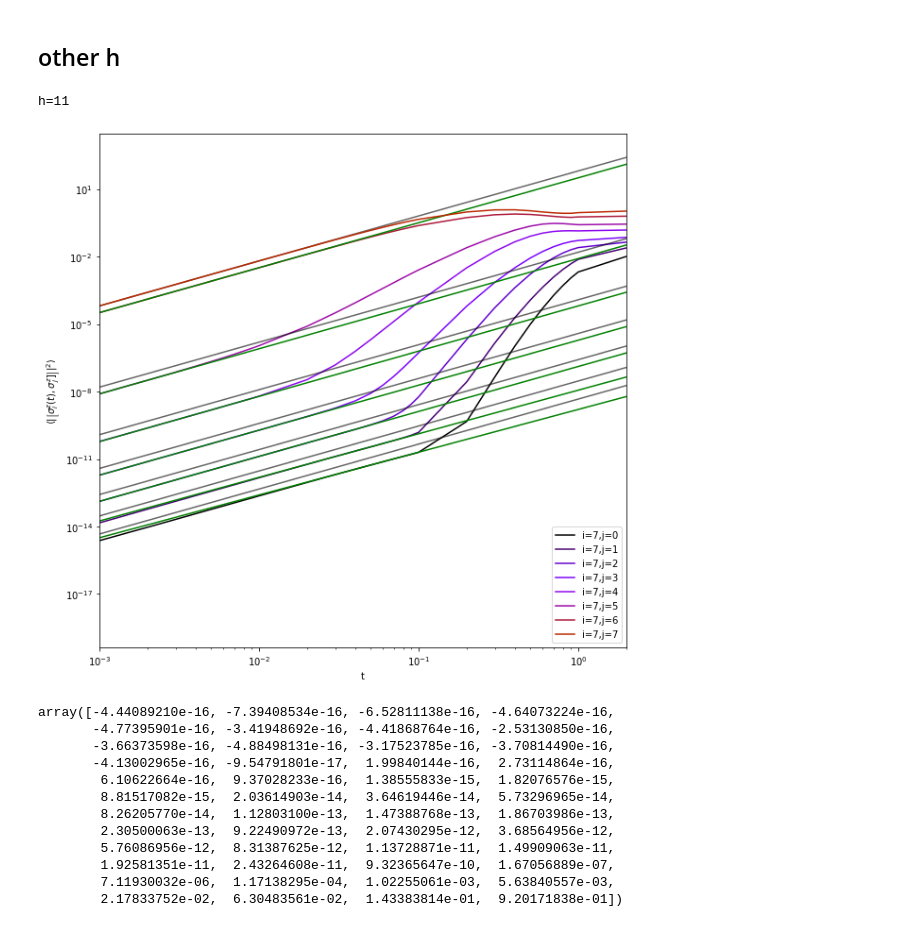
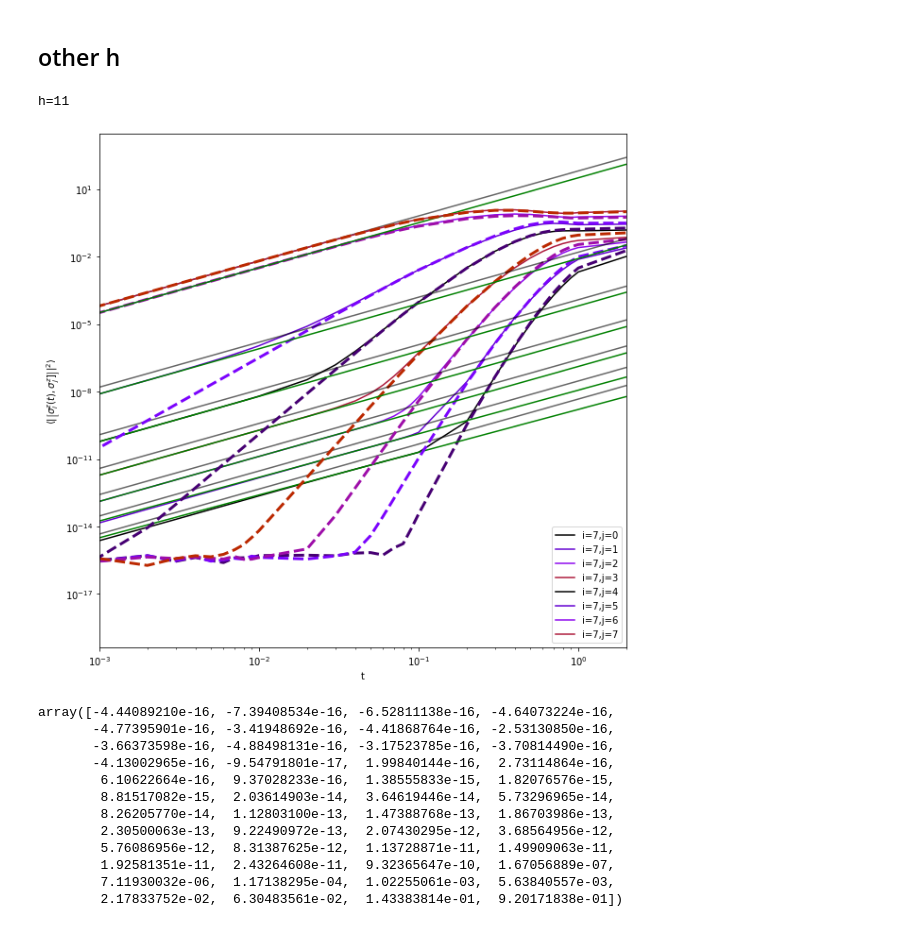
Before and after one commit to mkm2/WorkingFolder, a Jupyter notebook: notebooks/Analysis/Log_Short_Time_Behaviour.ipynb, the cells around one changed output. Cells and saved outputs as stored; diff of their text form; code cells hidden in the pictures.

```diff
--- a/notebooks/Analysis/Log_Short_Time_Behaviour.ipynb
+++ b/notebooks/Analysis/Log_Short_Time_Behaviour.ipynb
@@ -174,35 +174,35 @@ for j in range(0,7):
     popt.append(poptj)
     perr.append(np.sqrt(np.diag(pcovj)))
 
 
 NUM_COLORS = N//2
 cm = plt.get_cmap('gnuplot')
 cNorm  = colors.Normalize(vmin=0, vmax=NUM_COLORS+5)
 scalarMap = mplcm.ScalarMappable(norm=cNorm, cmap=cm)
 fig = plt.figure(figsize=(10,10))
 ax = fig.add_subplot(111)
 ax.set_prop_cycle(color=[scalarMap.to_rgba(i) for i in range(NUM_COLORS)])
 for j in range(0,N//2):
     ax.loglog(T[1:],res[idh][1:,j],label="i={},j={}".format(N//2-1,j))
-    #ax.loglog(T[tmin[j]:],res_NN[idh][tmin[j]:,j],linestyle="--",linewidth=3)
+    ax.loglog(T[tmin[j]:],res_NN[idh][tmin[j]:,j],linestyle="--",linewidth=3)
     if j!=N//2-1:
         ax.plot(T[tmin[j]:],(8*np.array(T[tmin[j]:])/np.abs(7-j)**6)**2,c="black",alpha=0.6)
     if j !=N//2-1:
         ax.plot(T[1:],model(T[1:],*(popt[j]))/(7-j)**12,color='green')
 
     #ax.errorbar(T[1:],res[idh][1:,j],label="i={},j={}".format(N//2,j),yerr = res_err[idh][1:,j]/np.sqrt(100))
     #ax.errorbar(T[1:],res_NN[idh][1:,j],linestyle="--",linewidth=3,yerr=res_err_NN[idh][1:,j]/np.sqrt(100))
     #if j < 4:
     #    ax.plot(T[1:],model(T[1:],*(popt[j])),color='black')
 ax.legend(loc="lower right")
 ax.set_xlabel("t")
 ax.set_ylabel(r"$\langle\left|\left[\sigma_i^z(t),\sigma_j^z]\right]\right|^2\rangle$")
 ax.set_xlim(1e-3,2)
 #ax.set_ylim(1e-16,1e-10)
 plt.show()
 # %% [output]
 h=11
-[figure, old version]
+[figure, new version]
 # %%
 res[idh][:,0]
 # %% [output]
```
Also changed, not shown: 1 other file.
